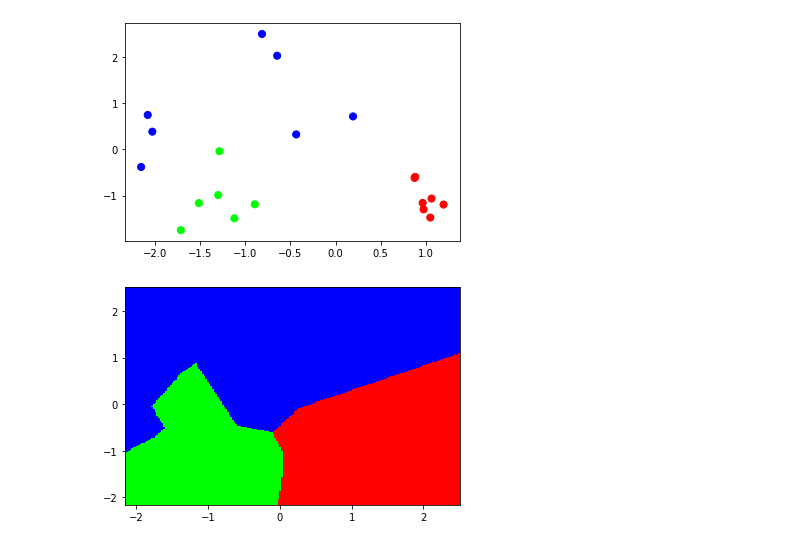
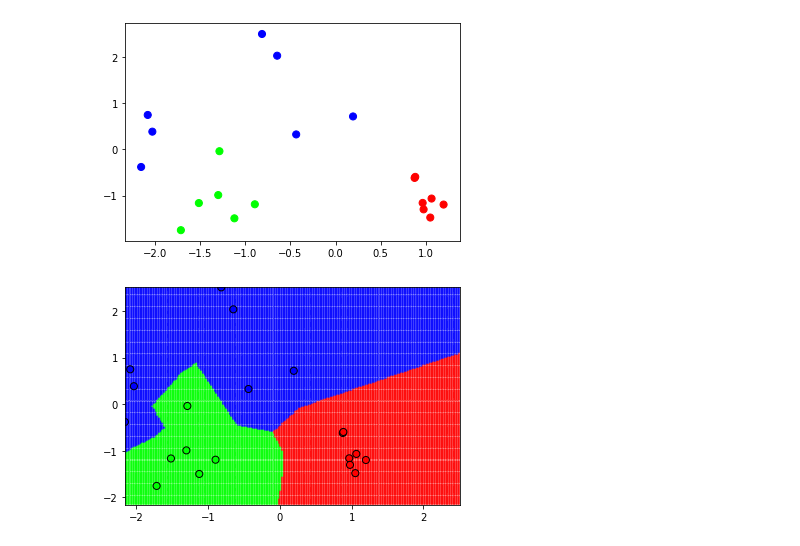
Before and after one commit to ducksfrogs/jpScipy, a Jupyter notebook: classifier/Untitled.ipynb, the cells around one changed output. Saved outputs shown, nothing was run; the diff lists cells and outputs as text; code cells hidden in the pictures.

```diff
--- a/classifier/Untitled.ipynb
+++ b/classifier/Untitled.ipynb
@@ -24,24 +24,26 @@ def plotBoundary(X, clf, mesh=True, cmap=plt.get_cmap()):
     x_min = min(X[:,0])
     x_max = max(X[:,1])
     y_min = min(X[:,0])
-    x_max = max(X[:,1])
+    y_max = max(X[:,1])
 
+
+    XX, YY = np.mgrid[x_min:x_max:200j, y_min:y_max:200j]
     z = clf.predict(np.c_[XX.ravel(), YY.ravel()])
     z = z.reshape(XX.shape)
 
     if mesh:
-        plt.pcolormesh(XX, YY, z, zorder=-10, cmap=cmap)
+        plt.pcolormesh(XX, YY, z, zorder=-10, cmap=cmap, alpha=0.5)
 
-    plt.xlim((x_min, x_maxa))
-    plt.ylim((y_min, y_maxa))
+    plt.xlim((x_min, x_max))
+    plt.ylim((y_min, y_max))
 # %%
 from sklearn import neighbors
 
 clf = neighbors.KNeighborsClassifier(n_neighbors=1)
 
 clf.fit(X,y)
 
-plt.scatter(X[:,0],X[:,1], marker='o', s=0, c=y, linewidths=2, edgecolors='black')
+plt.scatter(X[:,0],X[:,1], marker='o', s=50, c=y, linewidths=1, edgecolors='black')
 plotBoundary(X, clf)
 # %% [output]
-[figure, old version]
+[figure, new version]
```
Also changed, not shown: parts of 4 cells of this notebook, 1 other file.
